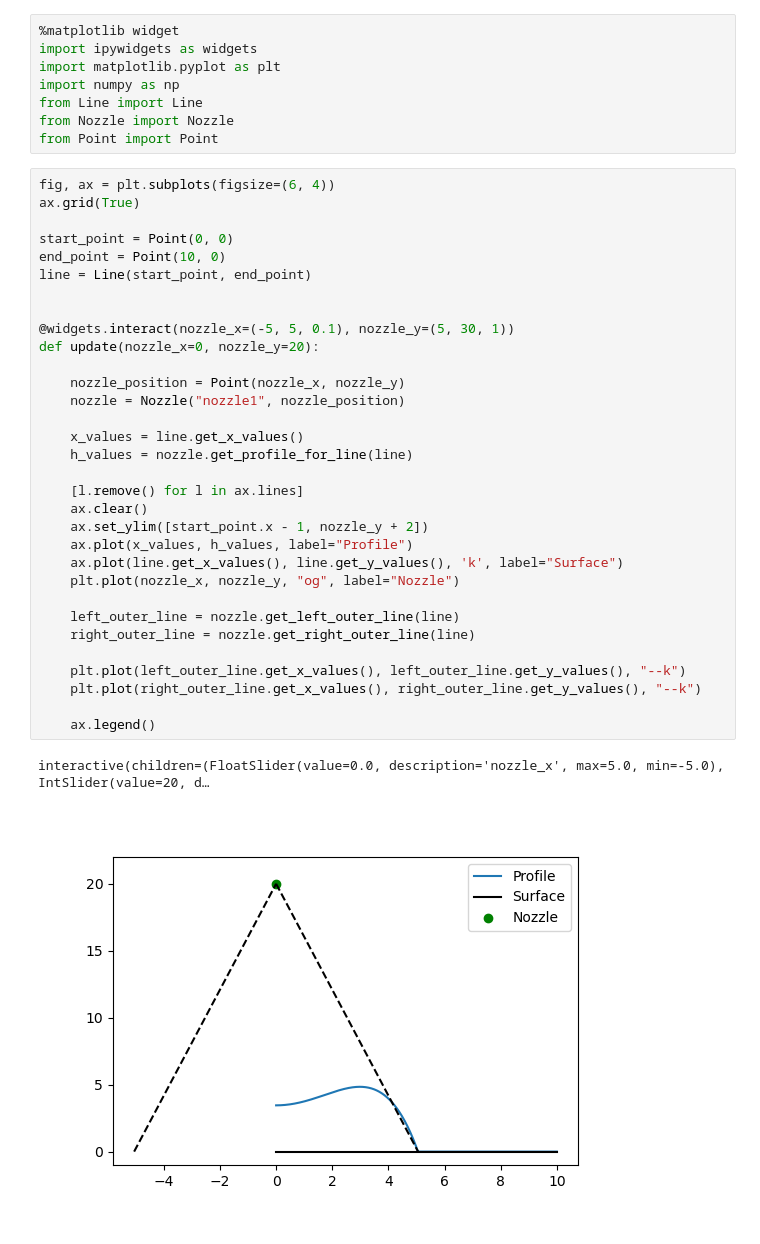
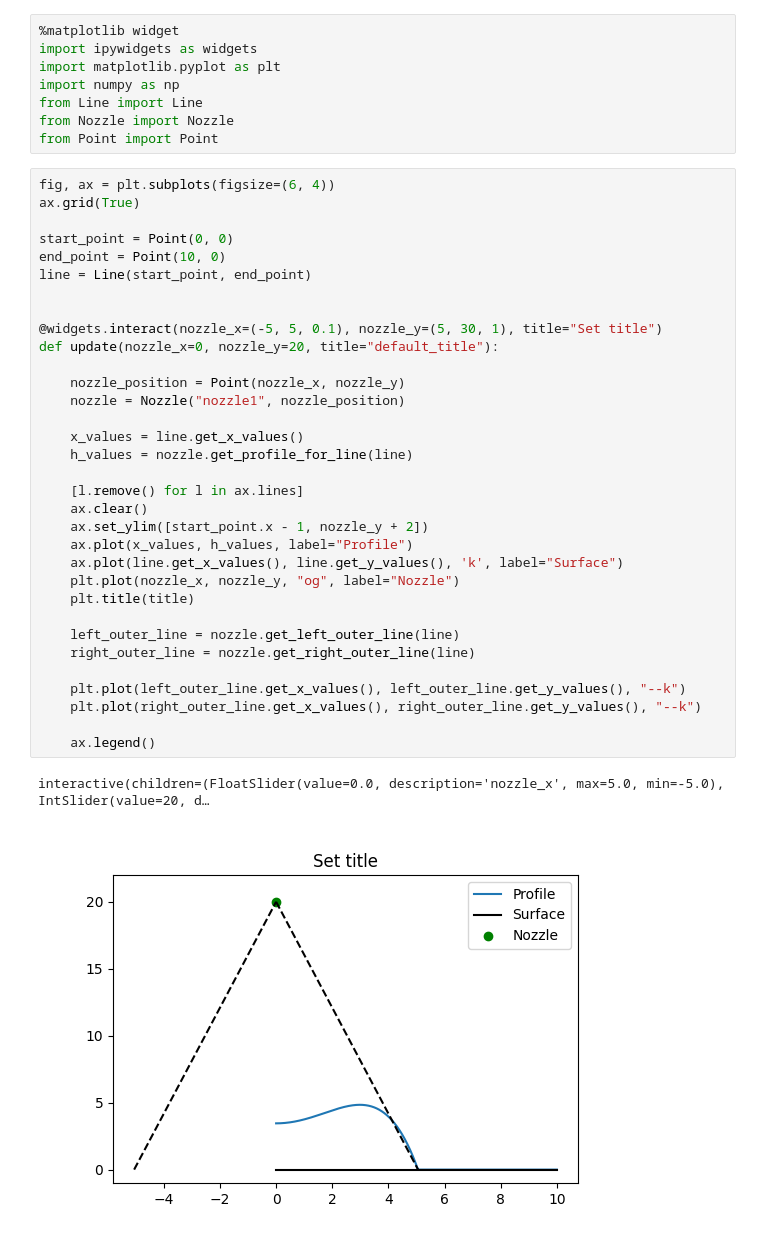
Before and after one commit to Peruno/Spr-si, a Jupyter notebook: src/Visualization.ipynb, the cells around one changed output. Drawn from its saved outputs; the diff is of its cells as text.

```diff
--- a/src/Visualization.ipynb
+++ b/src/Visualization.ipynb
@@ -11,33 +11,34 @@ fig, ax = plt.subplots(figsize=(6, 4))
 ax.grid(True)
 
 start_point = Point(0, 0)
 end_point = Point(10, 0)
 line = Line(start_point, end_point)
 
 
-@widgets.interact(nozzle_x=(-5, 5, 0.1), nozzle_y=(5, 30, 1))
-def update(nozzle_x=0, nozzle_y=20):
+@widgets.interact(nozzle_x=(-5, 5, 0.1), nozzle_y=(5, 30, 1), title="Set title")
+def update(nozzle_x=0, nozzle_y=20, title="default_title"):
 
     nozzle_position = Point(nozzle_x, nozzle_y)
     nozzle = Nozzle("nozzle1", nozzle_position)
 
     x_values = line.get_x_values()
     h_values = nozzle.get_profile_for_line(line)
 
     [l.remove() for l in ax.lines]
     ax.clear()
     ax.set_ylim([start_point.x - 1, nozzle_y + 2])
     ax.plot(x_values, h_values, label="Profile")
     ax.plot(line.get_x_values(), line.get_y_values(), 'k', label="Surface")
     plt.plot(nozzle_x, nozzle_y, "og", label="Nozzle")
+    plt.title(title)
 
     left_outer_line = nozzle.get_left_outer_line(line)
     right_outer_line = nozzle.get_right_outer_line(line)
 
     plt.plot(left_outer_line.get_x_values(), left_outer_line.get_y_values(), "--k")
     plt.plot(right_outer_line.get_x_values(), right_outer_line.get_y_values(), "--k")
 
     ax.legend()
 # %% [output]
 interactive(children=(FloatSlider(value=0.0, description='nozzle_x', max=5.0, min=-5.0), IntSlider(value=20, d…
-[figure, old version]
+[figure, new version]
```
Also changed, not shown: 6 other files.
